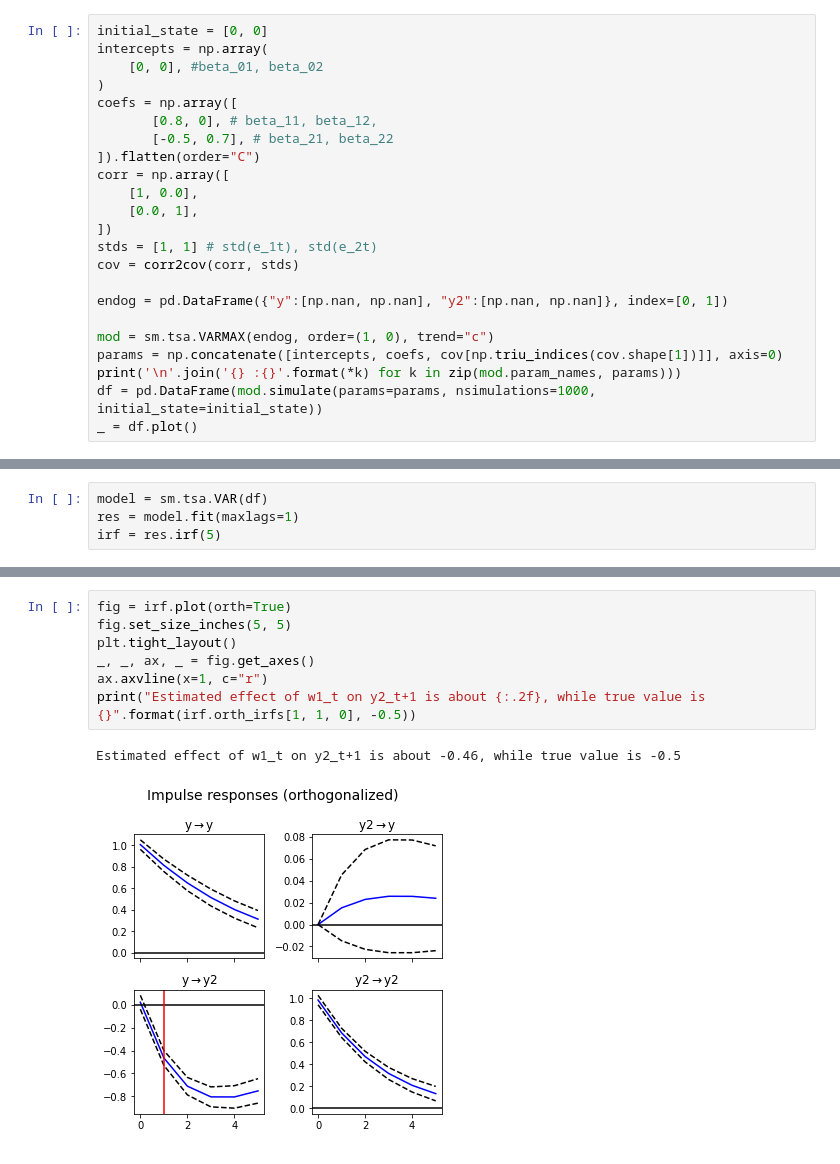
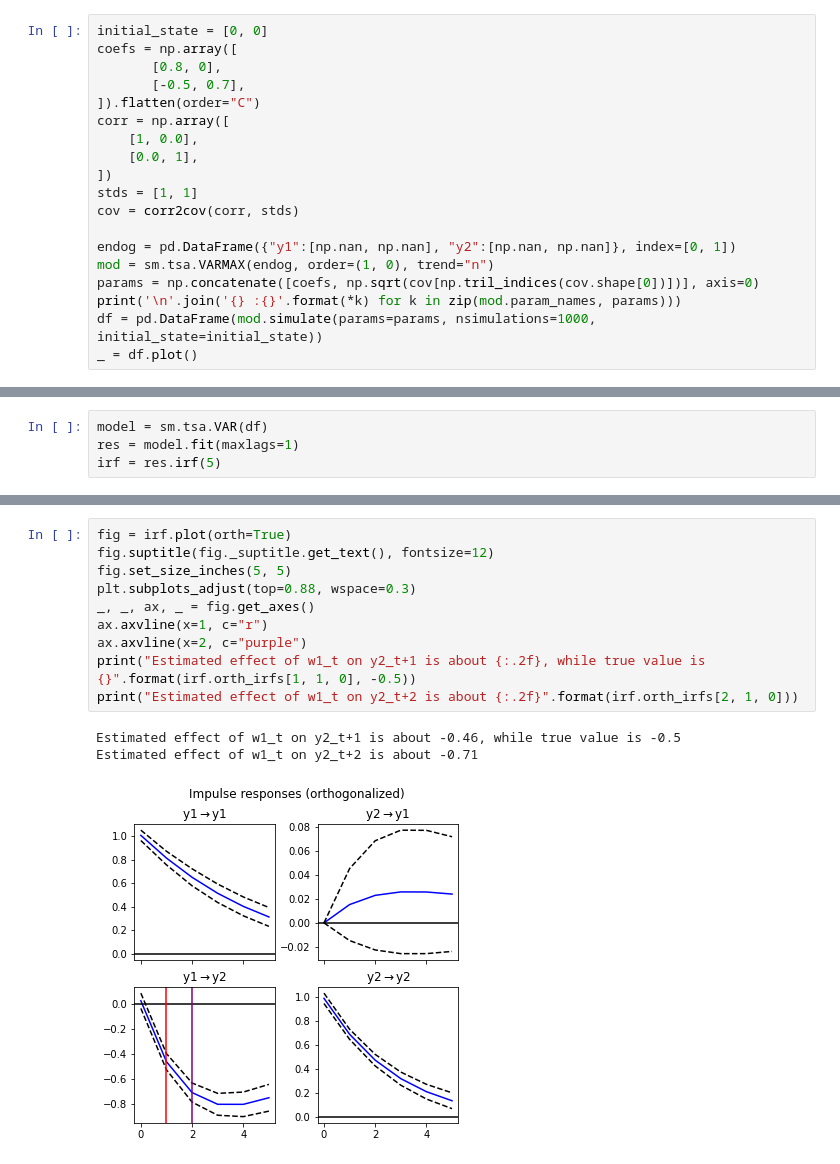
Before and after one commit to NoobQuant/Data_Science_Projects, a Jupyter notebook: stats/causality/ts_causality_1.ipynb, the cells around one changed output, grey strips where cells are left out. Saved outputs shown, nothing was run; the diff lists cells and outputs as text.

```diff
--- a/stats/causality/ts_causality_1.ipynb
+++ b/stats/causality/ts_causality_1.ipynb
@@ -97,24 +114,20 @@ print(adjustmentSets(g, exposure="e1_t", outcome="y2_t+1", effect="total"))
 ### Simualate data according to DGP
 # %%
 initial_state = [0, 0]
-intercepts = np.array(
-    [0, 0], #beta_01, beta_02
-)
 coefs = np.array([
-       [0.8, 0], # beta_11, beta_12,
-       [-0.5, 0.7], # beta_21, beta_22
+       [0.8, 0],
+       [-0.5, 0.7],
 ]).flatten(order="C")
 corr = np.array([
     [1, 0.0],
     [0.0, 1],
 ])
-stds = [1, 1] # std(e_1t), std(e_2t)
+stds = [1, 1]
 cov = corr2cov(corr, stds)
 
-endog = pd.DataFrame({"y":[np.nan, np.nan], "y2":[np.nan, np.nan]}, index=[0, 1])
-
-mod = sm.tsa.VARMAX(endog, order=(1, 0), trend="c")
-params = np.concatenate([intercepts, coefs, cov[np.triu_indices(cov.shape[1])]], axis=0)
+endog = pd.DataFrame({"y1":[np.nan, np.nan], "y2":[np.nan, np.nan]}, index=[0, 1])
+mod = sm.tsa.VARMAX(endog, order=(1, 0), trend="n")
+params = np.concatenate([coefs, np.sqrt(cov[np.tril_indices(cov.shape[0])])], axis=0)
 print('\n'.join('{} :{}'.format(*k) for k in zip(mod.param_names, params)))
 df = pd.DataFrame(mod.simulate(params=params, nsimulations=1000, initial_state=initial_state))
 _ = df.plot()
@@ -161,11 +196,15 @@ y2    0.023654  1.000000
 # %%
 fig = irf.plot(orth=True)
+fig.suptitle(fig._suptitle.get_text(), fontsize=12)
 fig.set_size_inches(5, 5)
-plt.tight_layout()
+plt.subplots_adjust(top=0.88, wspace=0.3)
 _, _, ax, _ = fig.get_axes()
 ax.axvline(x=1, c="r")
+ax.axvline(x=2, c="purple")
 print("Estimated effect of w1_t on y2_t+1 is about {:.2f}, while true value is {}".format(irf.orth_irfs[1, 1, 0], -0.5))
+print("Estimated effect of w1_t on y2_t+2 is about {:.2f}".format(irf.orth_irfs[2, 1, 0]))
 # %% [output]
 Estimated effect of w1_t on y2_t+1 is about -0.46, while true value is -0.5
+Estimated effect of w1_t on y2_t+2 is about -0.71
-[figure, old version]
+[figure, new version]
 # %% [markdown]
```
Also changed, not shown: parts of 19 cells of this notebook, 1 other file.
